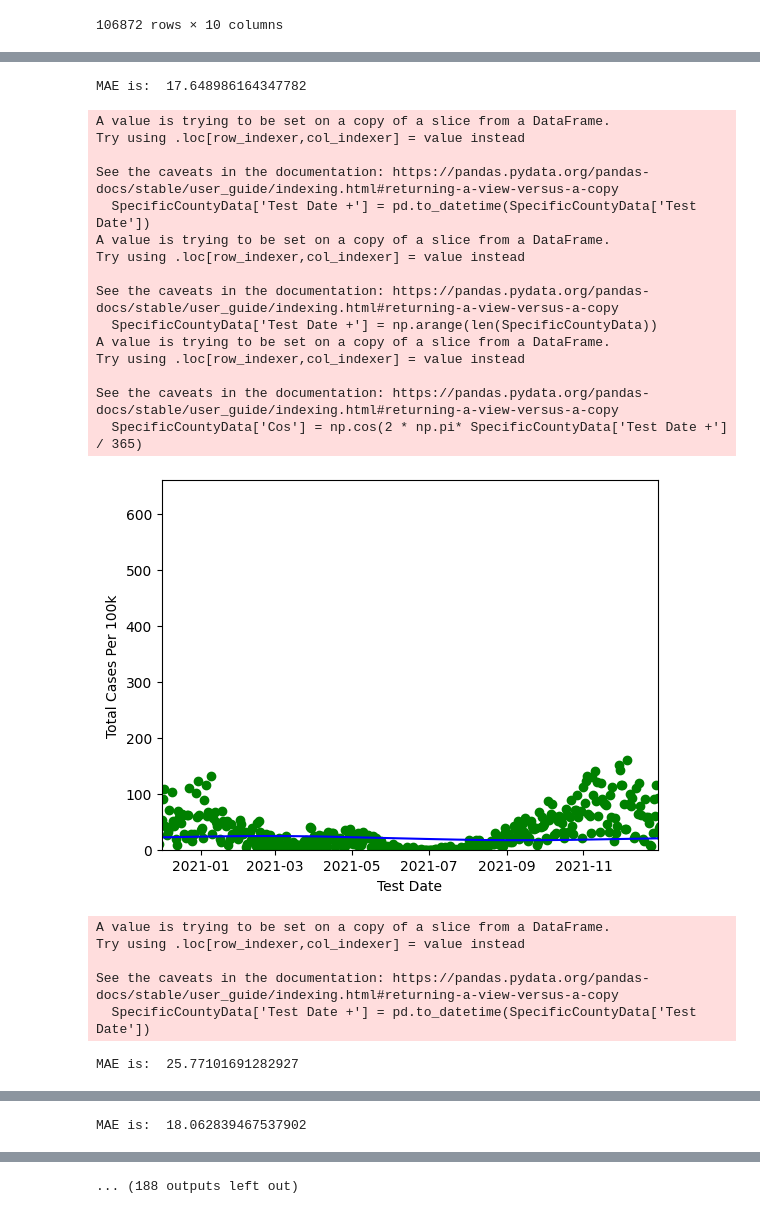
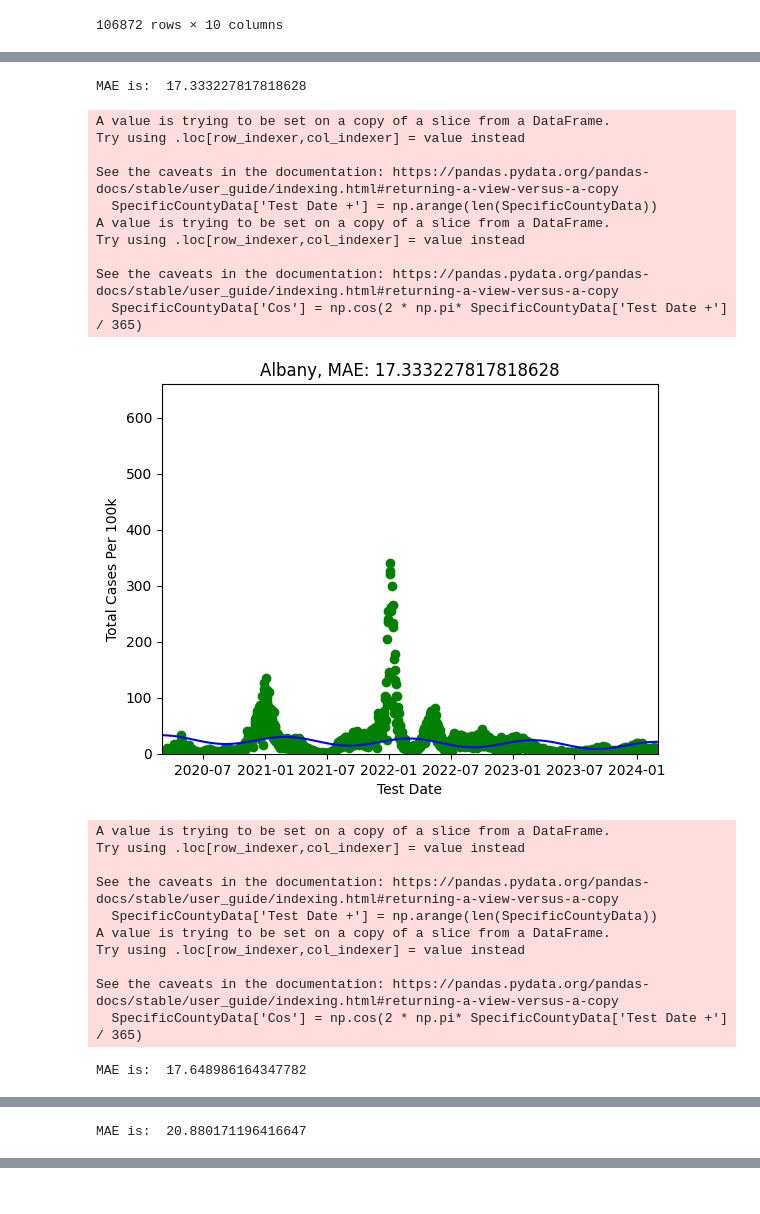
Before and after one commit to Deacon-Code/COVID-19-Model, a Jupyter notebook: AllNYCModeling.ipynb, the cells around one changed output, grey strips where cells are left out. Drawn from its saved outputs; the diff is of its cells as text; code cells hidden in the pictures.

Commit message:
Some Updates, trying to get plotting to work

```diff
--- a/AllNYCModeling.ipynb
+++ b/AllNYCModeling.ipynb
@@ -32,5 +32,5 @@ import matplotlib.dates
 from datetime import datetime
 
 counties=[]
-for i in range(1, 72):
+for i in range(0, 72):
     counties.append(NYAllData.at[i, 'Geography Description'])
@@ -37,11 +50,10 @@ for i in range(1, 72):
 # %%
 #iterating through each county to create a regression model and then plotting it
+NYAllData['Test Date +'] = pd.to_datetime(NYAllData['Test Date'])
+
 for county in counties:
     SpecificCountyData = NYAllData.loc[NYAllData['Geography Description'] == county]
-    SpecificCountyData['Test Date +'] = pd.to_datetime(SpecificCountyData['Test Date'])
     #Step 4: Building a model
-
-
 
     #doing something I read online to make this date time data actually usable
     #What is basically has done is make Test Date now be the number of days since the start going from 0 (days 1) to the end (the final recored day)
@@ -57,44 +69,51 @@ for county in counties:
 
     model = LinearRegression().fit(X,y)
 
+    #adding the linear regression data for a county to the NYAllData dataFrame
+    #Here is what happens, first a conditional runs to see if the matching county is found
+    #then, once this occurs, the model adds a column called 'Linear Regression' to the NYAllData dataFrame
+    #This column is then filled with the predicted values of the model
+    NYAllData.loc[NYAllData['Geography Description'] == county, 'Linear Regression'] = model.predict(X) #CO-Pilot helped me with this line of code, I have no clue what is going on
+
 
     metrics.mean_absolute_error(model.predict(X), SpecificCountyData['Total Cases Per 100k'])
     print("MAE is: ", metrics.mean_absolute_error(model.predict(X), SpecificCountyData['Total Cases Per 100k']))
 
 
     x_axis= pd.to_datetime(SpecificCountyData['Test Date']) #This needed to be converted to a date time format to work, used CO-Pilot to help me with this
     y = SpecificCountyData['Total Cases Per 100k']
 
 
-    plt.xlim(datetime(2020,12,1), datetime(2021,12,30))
+    plt.xlim(datetime(2020,3,1), datetime(2024,3,3))
     plt.ylim(0, 660)
     plt.scatter(x_axis, y, color = 'green')
 
     plt.plot(x_axis, model.predict(X), color="blue") #CO-Pilot added the model.predict(X) part, and I think I understand what it is doing
     plt.xlabel("Test Date")
     plt.ylabel("Total Cases Per 100k")
+    plt.title(county +", MAE: "+ str(metrics.mean_absolute_error(model.predict(X), SpecificCountyData['Total Cases Per 100k'])))
     plt.show()
 # %% [output]
-MAE is:  17.648986164347782
+MAE is:  17.333227817818628
-A value is trying to be set on a copy of a slice from a DataFrame.
-Try using .loc[row_indexer,col_indexer] = value instead
-
-See the caveats in the documentation: https://pandas.pydata.org/pandas-docs/stable/user_guide/indexing.html#returning-a-view-versus-a-copy
-  SpecificCountyData['Test Date +'] = pd.to_datetime(SpecificCountyData['Test Date'])
 A value is trying to be set on a copy of a slice from a DataFrame.
 Try using .loc[row_indexer,col_indexer] = value instead
 
 See the caveats in the documentation: https://pandas.pydata.org/pandas-docs/stable/user_guide/indexing.html#returning-a-view-versus-a-copy
   SpecificCountyData['Test Date +'] = np.arange(len(SpecificCountyData))
 A value is trying to be set on a copy of a slice from a DataFrame.
 Try using .loc[row_indexer,col_indexer] = value instead
 
 See the caveats in the documentation: https://pandas.pydata.org/pandas-docs/stable/user_guide/indexing.html#returning-a-view-versus-a-copy
   SpecificCountyData['Cos'] = np.cos(2 * np.pi* SpecificCountyData['Test Date +'] / 365)
-[figure, old version]
+[figure, new version]
 A value is trying to be set on a copy of a slice from a DataFrame.
 Try using .loc[row_indexer,col_indexer] = value instead
 
 See the caveats in the documentation: https://pandas.pydata.org/pandas-docs/stable/user_guide/indexing.html#returning-a-view-versus-a-copy
-  SpecificCountyData['Test Date +'] = pd.to_datetime(SpecificCountyData['Test Date'])
+  SpecificCountyData['Test Date +'] = np.arange(len(SpecificCountyData))
+A value is trying to be set on a copy of a slice from a DataFrame.
+Try using .loc[row_indexer,col_indexer] = value instead
+
+See the caveats in the documentation: https://pandas.pydata.org/pandas-docs/stable/user_guide/indexing.html#returning-a-view-versus-a-copy
+  SpecificCountyData['Cos'] = np.cos(2 * np.pi* SpecificCountyData['Test Date +'] / 365)
-MAE is:  25.77101691282927
+MAE is:  17.648986164347782
@@ -129 +143 @@ MAE is:  20.880171196416647
-MAE is:  18.062839467537902
+MAE is:  20.880171196416647
@@ -145 +145,0 @@ See the caveats in the documentation: https://pandas.pydata.org/pandas-docs/stab
-... (188 outputs left out)
```
Also changed, not shown: parts of 5 cells of this notebook.
